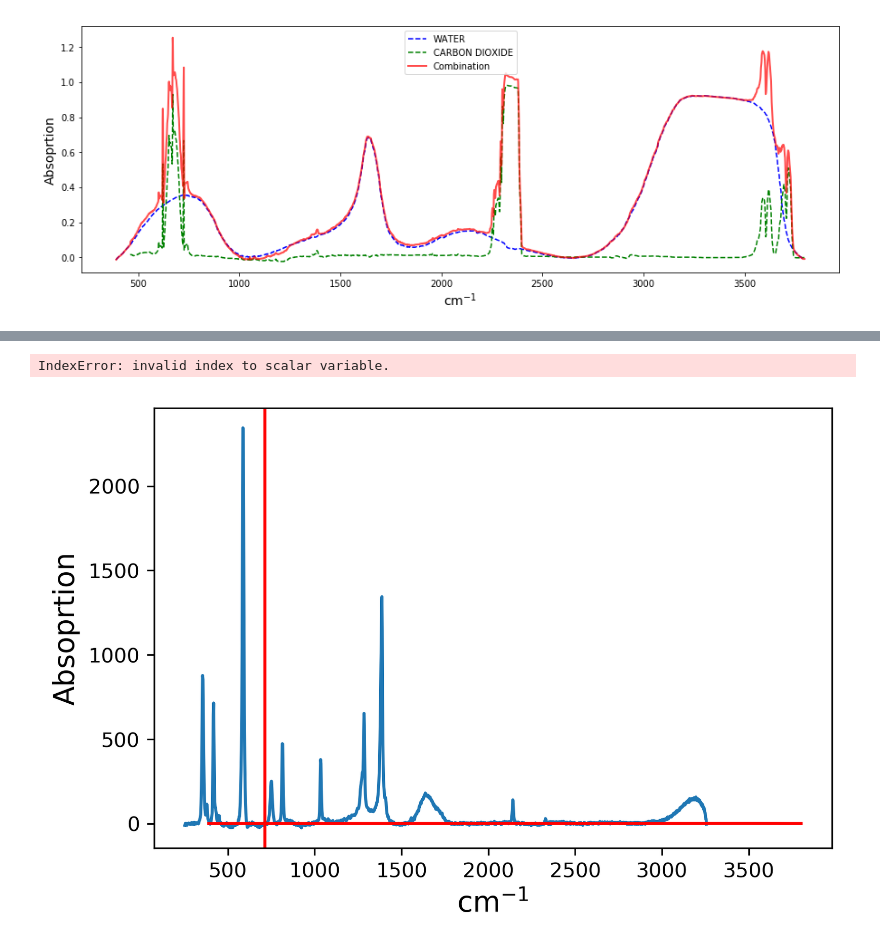
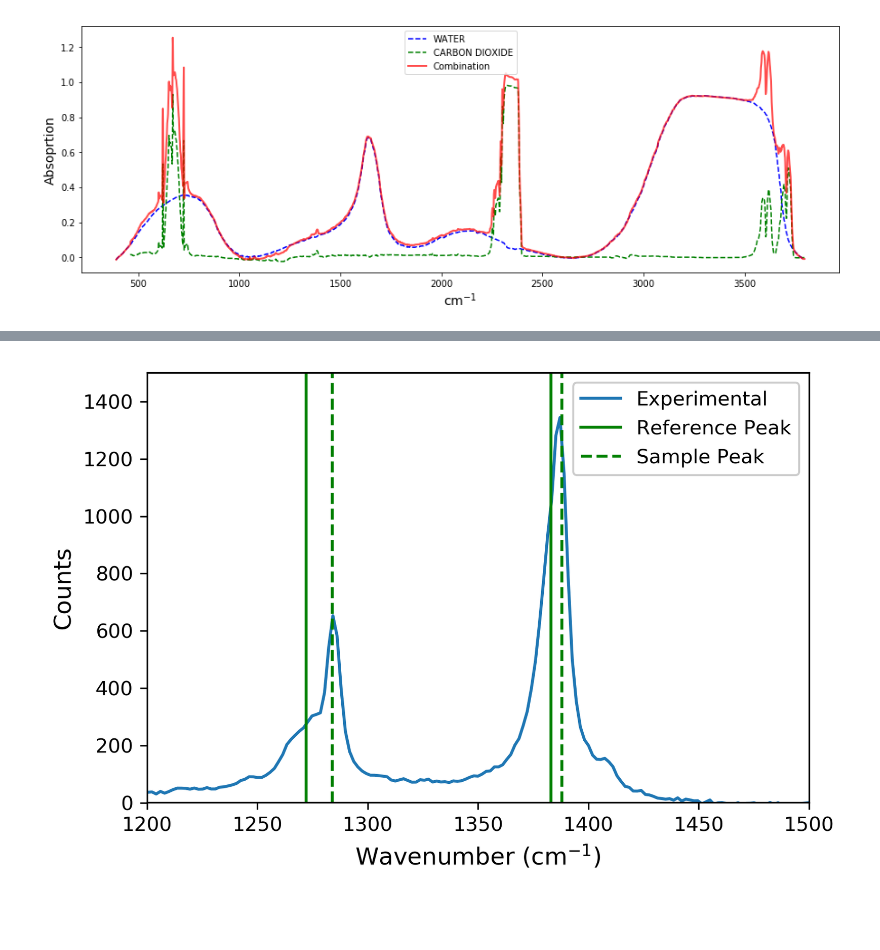
Before and after one commit to raman-noodles/Raman-noodles, a Jupyter notebook: examples/Confidence_Interval_example_dev.ipynb, the cells around one changed output, grey strips where cells are left out. Saved outputs shown, nothing was run; the diff lists cells and outputs as text; code cells hidden in the pictures; blank space fills up the shorter version.

```diff
--- a/examples/Confidence_Interval_example_dev.ipynb
+++ b/examples/Confidence_Interval_example_dev.ipynb
@@ -201,24 +205,25 @@ print(H2O_CO2_peaks)
-# %%
-fig = plt.figure(figsize=(6,4), dpi = 300)
-plt.plot(x_data, y_data, label ='Experimental')
-plt.plot(H2O_CO_x, H2O_CO_y, color = 'red', label = 'Sample Spectra')
-plt.xlabel('cm$^{-1}$', fontsize=14)
-plt.ylabel('Absoprtion', fontsize=14)
-plt.axvline(x =714, color = 'red', label = 'CO2 Peaks')
-plt.axvline(x = H2O_CO_peaks[2], color = 'green', label='Reference Peak')
-plt.axvline(x = H2O_CO_peaks[2]+10, color = 'green', linestyle='--', label='Sample Peak')
-plt.axvline(x = H2O_CO_peaks[3], color = 'green')
-plt.axvline(x = H2O_CO_peaks[3]-9, color = 'green', linestyle='--')
-plt.xlabel('Wavenumber (cm$^{-1}$)', fontsize=12)
-plt.ylabel('Counts (Normalized)', fontsize=12)
-plt.ylim(0.2,2000)
-plt.xlim(0, 3500)
-plt.legend(loc=1, framealpha=1)
-# %% [output]
-IndexError: invalid index to scalar variable.
-[figure, removed]
 # %%
 Exp_peaks = [355,379,418,587,712,751,814,1034,1219,1272,1383,1400,1640,2138,2943,3185]
+# %%
+fig = plt.figure(figsize=(6,4), dpi = 300)
+plt.plot(x_data, y_data, label ='Experimental')
+#plt.plot(H2O_CO2_x, H2O_CO2_y, color = 'red', label = 'Sample Spectra')
+plt.xlabel('cm$^{-1}$', fontsize=14)
+plt.ylabel('Absoprtion', fontsize=14)
+plt.axvline(x = Exp_peaks[9], color = 'green', label='Reference Peak')
+plt.axvline(x = Exp_peaks[9]+12, color = 'green', linestyle='--', label='Sample Peak')
+plt.axvline(x = Exp_peaks[10], color = 'green')
+plt.axvline(x = Exp_peaks[10]+5, color = 'green', linestyle='--')
+# plt.axvline(x = H2O_CO2_peaks[5], color = 'red', label='CO2 Reference Peak')
+# plt.axvline(x = H2O_CO2_peaks[6], color = 'red')
+plt.xlabel('Wavenumber (cm$^{-1}$)', fontsize=12)
+plt.ylabel('Counts', fontsize=12)
+plt.ylim(0.2,1500)
+plt.xlim(1200, 1500)
+plt.legend(loc=1, framealpha=1)
+plt.savefig('CO2_Confidence_Interval_plot.png')
+# %% [output]
+[figure, added]
 # %%
 #Ok, now that we have which peaks belong to which component, we'll need to plot their position.
 fig = plt.figure(figsize=(10,4), dpi = 300)
```
Also changed, not shown: parts of 6 cells of this notebook.
